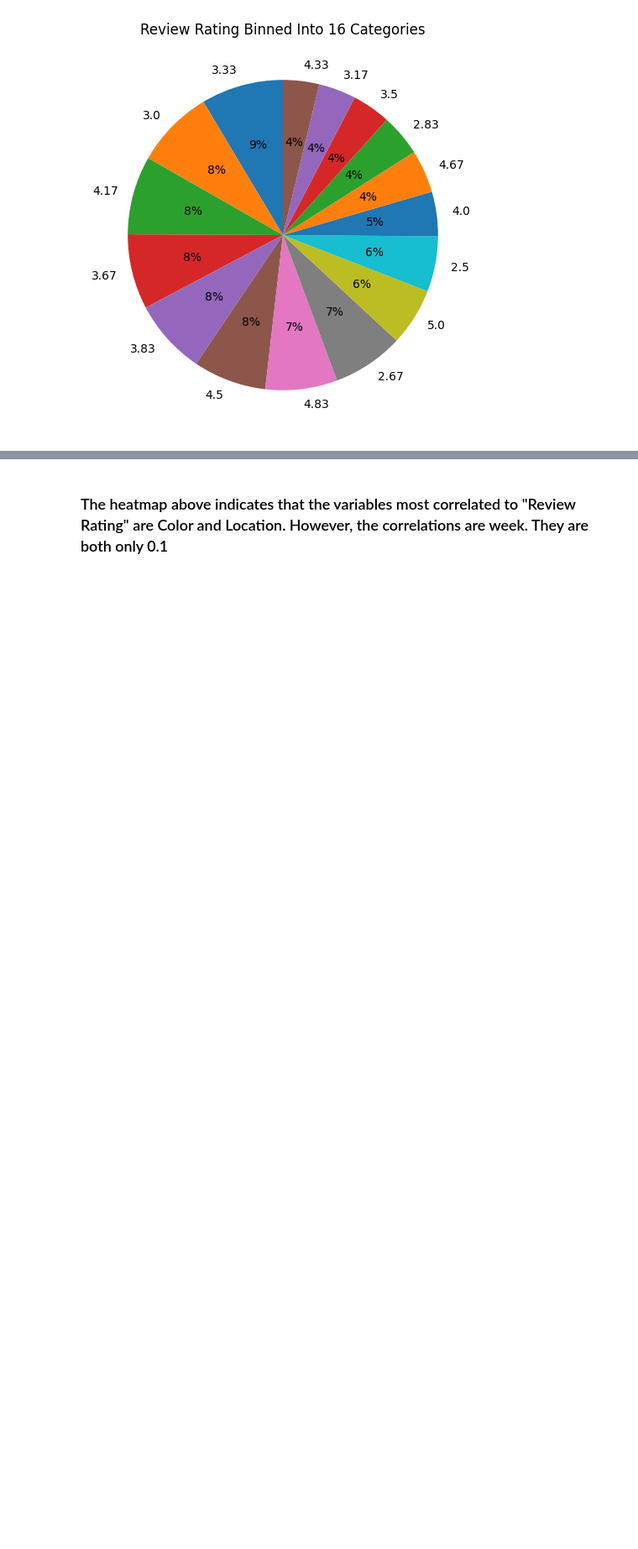
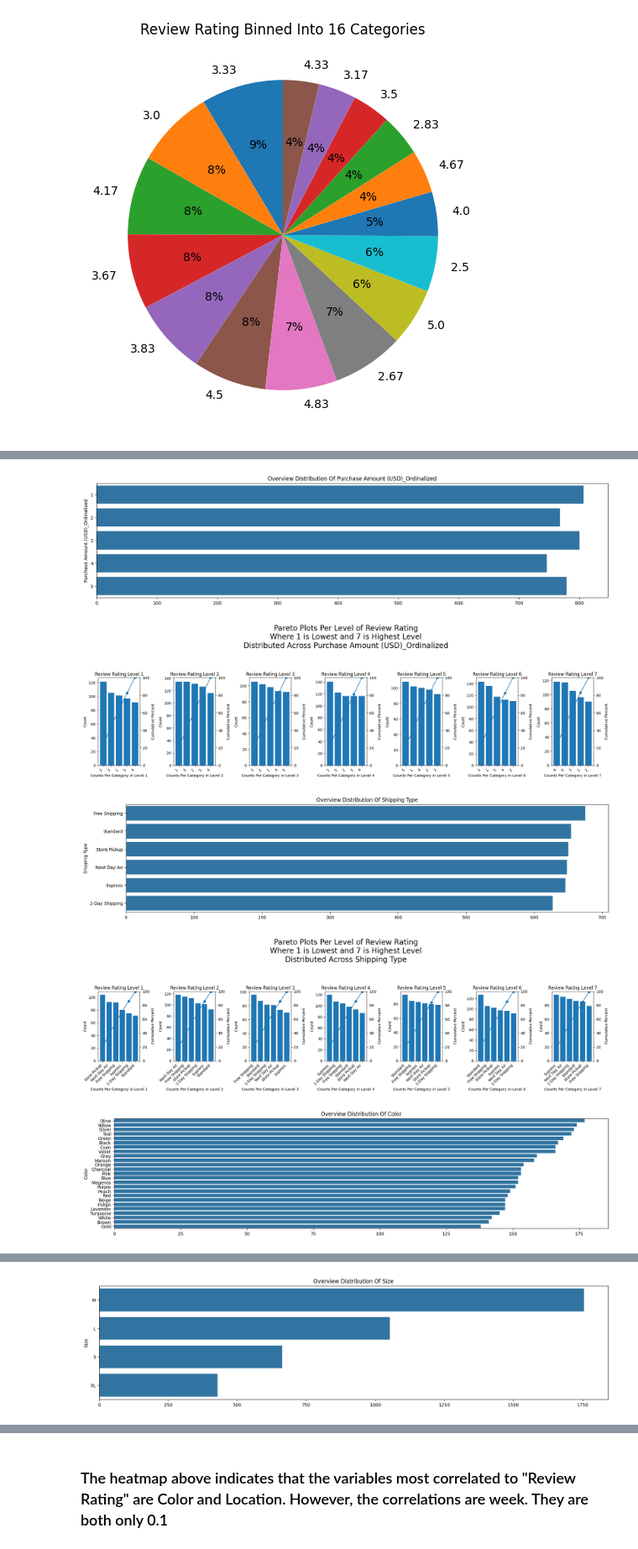
Before and after one commit to Leeishere/Consumer_Habits, a Jupyter notebook: Analyze_Reviews.ipynb, the cells around one changed output, grey strips where cells are left out. Shown at 84% size. Cells and saved outputs as stored; diff of their text form; code cells hidden in the pictures; blank space fills up the shorter version.

Commit message:
Added Pareto Charts to Analyze_Review.ipynb

```diff
--- a/Analyze_Reviews.ipynb
+++ b/Analyze_Reviews.ipynb
@@ -62,0 +115,50 @@ plt.show()
+# %%
+def plot_cat_to_review_levels(data,
+                              category_column,
+                              review_column,
+                              n_axis_columns):
+    """
+    """
+
+    plt.figure(figsize=(20,4.5))
+    plt.title(f"Overview Distribution Of {category_column}")
+    count_data=data[category_column].value_counts()
+    sns.barplot(x=count_data.values,y=count_data.index,orient='h')
+    plt.show()
+    grouped=data.groupby([category_column,review_column],as_index=False,observed=True).size().rename(columns={'size':'Count'})
+    grouped[review_column]=grouped[review_column].astype(int)
+    num_axises = data[review_column].nunique()
+    cols=n_axis_columns
+    rows=int(np.ceil(num_axises/cols))
+    fig = plt.figure(figsize=(20,(rows*3)+3))
+    plt.suptitle(f"Pareto Plots Per Level of Review Rating\nWhere 1 is Lowest and {data[review_column].max()} is Highest Level\nDistributed Across {category_column}\n\n",fontsize=20)
+    for level in range(1,num_axises+1):
+        plot_data=grouped.loc[grouped[review_column]==int(level)].sort_values(by='Count',ascending=False)
+        plot_data['Percent']=((plot_data['Count'].cumsum()) / plot_data['Count'].sum())*100
+
+        ax = plt.subplot(rows,cols,level)
+        ax.set_title(f"Review Rating Level {level}")
+        x = np.arange(len(plot_data))
+
+        ax.bar(x, plot_data['Count'])
+        ax.set_xticks(x)
+        ax.set_xticklabels(plot_data[category_column], rotation=45, ha='right')
+        ax.set_ylabel('Count')
+        ax.set_xlabel(f"Counts Per Category in Level {level}")
+        ax2 = ax.twinx()
+        ax2.plot(x, plot_data['Percent'], marker='o')
+        ax2.set_ylim(0, 100)
+        ax2.set_ylabel('Cumulative Percent')
+    plt.tight_layout()
+    plt.show()
+# %%
+for col in ['Purchase Amount (USD)_Ordinalized', 'Shipping Type']:
+    plot_cat_to_review_levels(df, col, 'Review Rating 7 Levels', 7)
+plot_cat_to_review_levels(df, 'Color', 'Review Rating 7 Levels',  3)
+plot_cat_to_review_levels(df, 'Size',  'Review Rating 16 Levels',  8)
+# %% [output]
+[figure, added]
+[figure, added]
+[figure, added]
+[figure, added]
+[figure, added]
@@ -62,0 +166 @@ plt.show()
+[figure, added]
```
Also changed, not shown: parts of 13 cells of this notebook, 4 other files.
